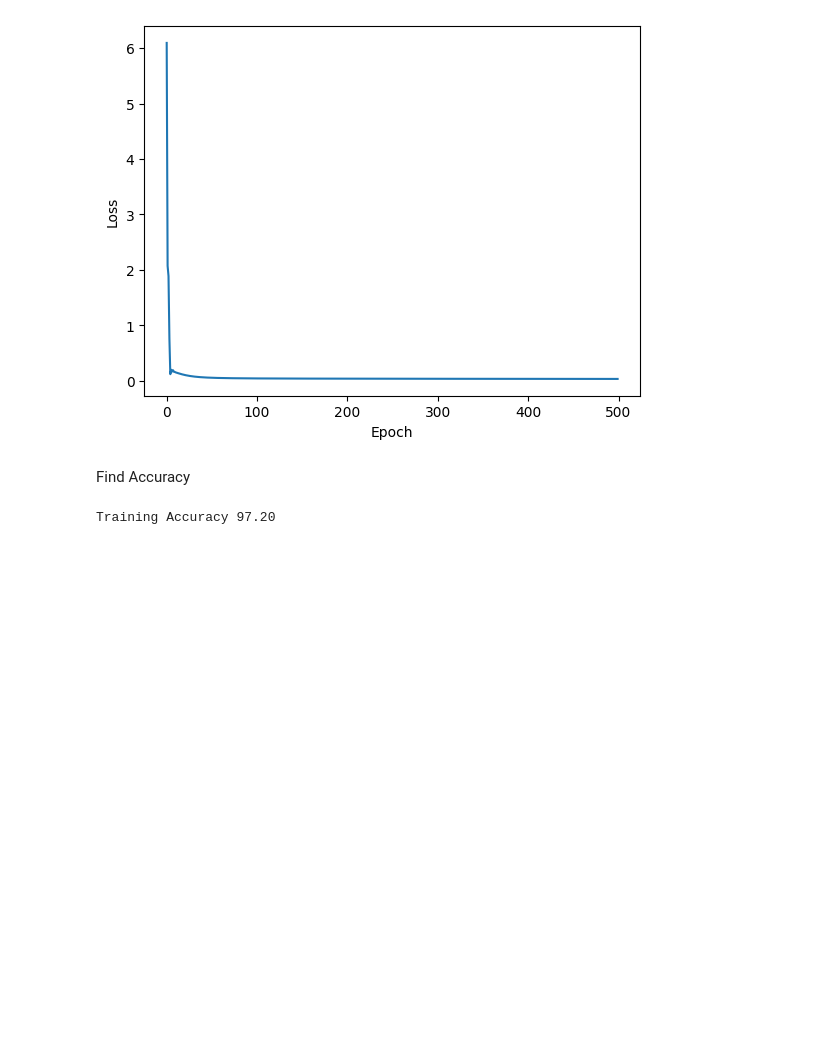
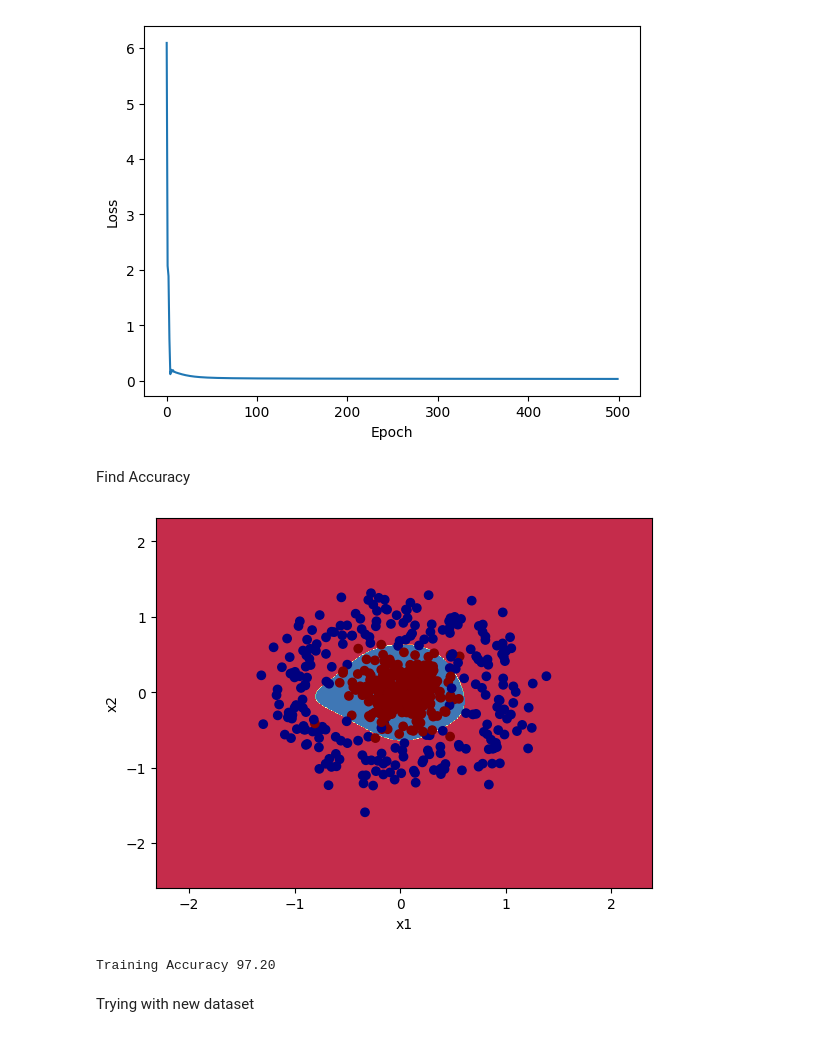
Before and after one commit to anmol201212/Deep-Learning, a Jupyter notebook: Practice/Neural Networks/code.ipynb, the cells around one changed output. Drawn from its saved outputs; the diff is of its cells as text; code cells hidden in the pictures; blank space fills up the shorter version.

```diff
--- a/Practice/Neural Networks/code.ipynb
+++ b/Practice/Neural Networks/code.ipynb
@@ -4,7 +4,7 @@ Part 1 - Implementation
 import numpy as np
 # %%
 # Model Parameters
-input_size = 2 # no. of features
+input_size = 3 # no. of features
 layers = [4,3] # no. of neurons in 1st and 2nd layer
 output_size = 2
 # %%
@@ -32,6 +32,7 @@ class NeuralNetwork:
         model['b3'] = np.zeros((1,output_size))
 
         self.model = model
+        self.activation_outputs = None
 
     def forward(self,x):
 
@@ -65,8 +66,8 @@ class NeuralNetwork:
         dw2 = np.dot(a1.T, delta2)
         db2 = np.sum(delta2, axis=0)
 
-        delta1 = (1 - np.square(a1)) * np.dot(delta2, W2.T)  # Fix: Use W2 instead of W3
-        dw1 = np.dot(X.T, delta1)  # Fix: Use x instead of X and remove extra transpose
+        delta1 = (1 - np.square(a1)) * np.dot(delta2, W2.T)
+        dw1 = np.dot(X.T, delta1)
         db1 = np.sum(delta1, axis=0)
 
         # Update the model Parameters using GD
@@ -216,5 +217,7 @@ Find Accuracy
 # %%
-# plot_decision_boundary(lambda x:model.predict(x),X,Y)
+plot_decision_boundary(lambda x:model.predict(x),X,Y)
+# %% [output]
+[figure, added]
 # %%
 outputs = model.predict(X)
 # %%
@@ -222,3 +225,5 @@ training_accuracy = np.sum(outputs==Y)/Y.shape[0]
 print("Training Accuracy %.2f"%(training_accuracy*100))
 # %% [output]
 Training Accuracy 97.20
+# %% [markdown]
+Trying with new dataset
```
Also changed, not shown: parts of 9 cells of this notebook, 2 other files.
